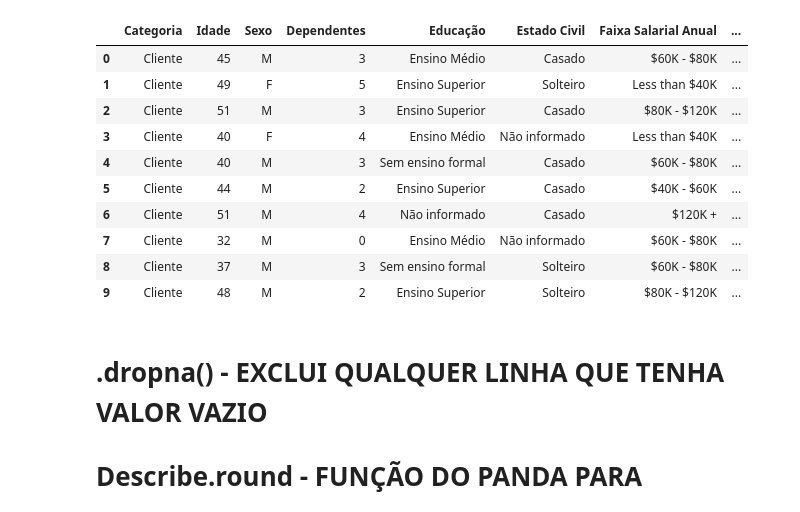
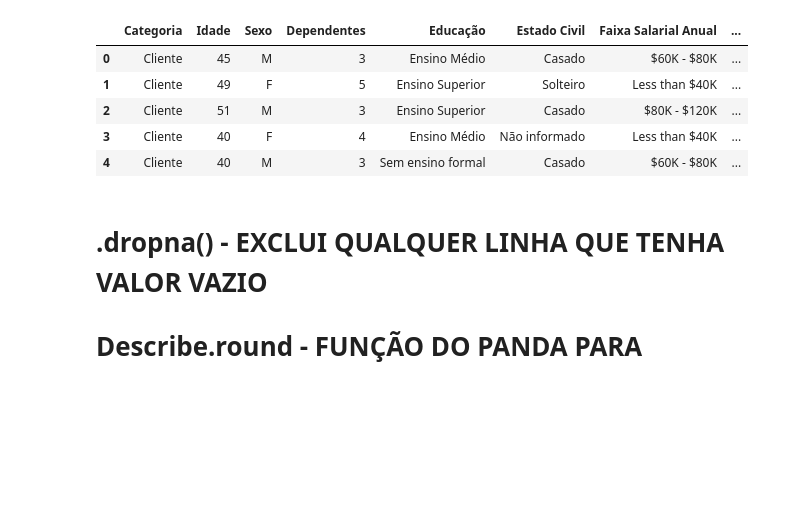
Before and after one commit to DiegoMacielDM/An-liseCredito, a Jupyter notebook: AnaliseCredito.ipynb, the cells around one changed output. Cells and saved outputs as stored; diff of their text form; code cells hidden in the pictures; blank space fills up the shorter version.

```diff
--- a/AnaliseCredito.ipynb
+++ b/AnaliseCredito.ipynb
@@ -3,20 +3,15 @@
 # %%
 import pandas as pd
 tabela = pd.read_csv("/content/drive/MyDrive/Curso Data Science/Cópia de ClientesBanco.csv", encoding="latin1")
 tabela = tabela.drop("CLIENTNUM", axis=1)
-tabela.head(10)
+tabela.head(5)
 # %% [output]
 |  | Categoria | Idade | Sexo | Dependentes | Educação | Estado Civil | Faixa Salarial Anual | ... |
 | 0 | Cliente | 45 | M | 3 | Ensino Médio | Casado | $60K - $80K | ... |
 | 1 | Cliente | 49 | F | 5 | Ensino Superior | Solteiro | Less than $40K | ... |
 | 2 | Cliente | 51 | M | 3 | Ensino Superior | Casado | $80K - $120K | ... |
 | 3 | Cliente | 40 | F | 4 | Ensino Médio | Não informado | Less than $40K | ... |
 | 4 | Cliente | 40 | M | 3 | Sem ensino formal | Casado | $60K - $80K | ... |
-| 5 | Cliente | 44 | M | 2 | Ensino Superior | Casado | $40K - $60K | ... |
-| 6 | Cliente | 51 | M | 4 | Não informado | Casado | $120K + | ... |
-| 7 | Cliente | 32 | M | 0 | Ensino Médio | Não informado | $60K - $80K | ... |
-| 8 | Cliente | 37 | M | 3 | Sem ensino formal | Solteiro | $60K - $80K | ... |
-| 9 | Cliente | 48 | M | 2 | Ensino Superior | Solteiro | $80K - $120K | ... |
 # %% [markdown]
 # .dropna() - EXCLUI QUALQUER LINHA QUE TENHA VALOR VAZIO
 # Describe.round - FUNÇÃO DO PANDA PARA MOSTRAR DE FORMA FÁCIL DETALHES DO BANCO DE DADOS QUE TRABALHAM COM NUMEROS NAS COLUNAS
```
Also changed, not shown: parts of 3 cells of this notebook.
